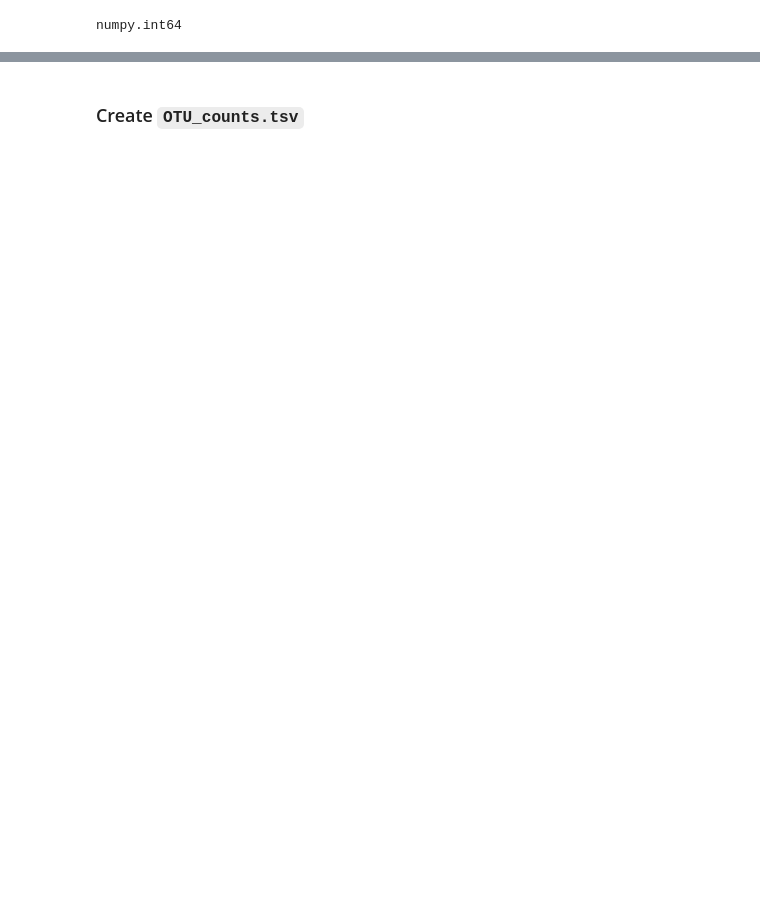
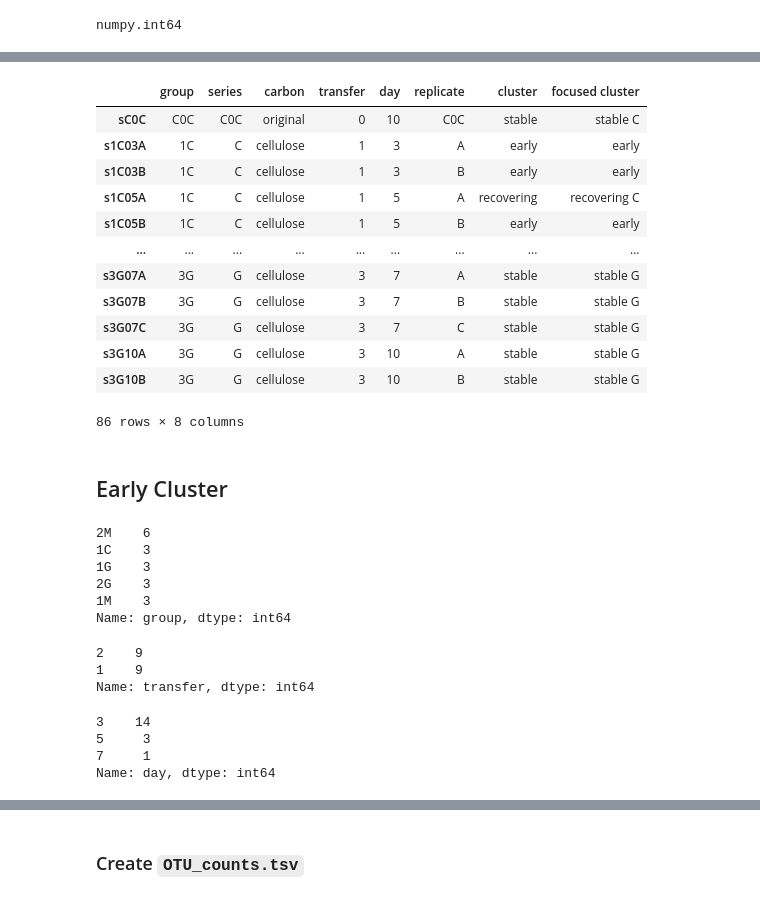
Before and after one commit to olincollege/microbiome-network-analysis-research, a Jupyter notebook: scripts/format.ipynb, the cells around one changed output, grey strips where cells are left out. Saved outputs shown, nothing was run; the diff lists cells and outputs as text; code cells hidden in the pictures; blank space fills up the shorter version.

```diff
--- a/scripts/process_data.ipynb
+++ b/scripts/format.ipynb
@@ -48,3 +47,9 @@ sample_names
 | Olin87 | s2M10A |
 | Olin88 | s2M10C |
 88 rows × 1 columns
+# %%
+# get map of sample IDs to decided cluster
+sample_clusters = pd.read_csv("../data/processed/cluster_decisions.csv", index_col=0)
+# prefix sample names with s (so they do not start with a number)
+sample_clusters = sample_clusters.rename(columns={"x": "cluster"})
+sample_clusters
@@ -108,7 +127,6 @@ ann_transfer = []
 ann_group = []
 ann_day = []
 ann_replicate = []
-ann_gradient = []
 
 for sn in sample_annotations_from_file.index:
     # index
@@ -117,7 +135,7 @@ for sn in sample_annotations_from_file.index:
     if sn == "C0C":
         ann_series.append("C0C")
     else:
-        ann_series.append("s" + sn[1])
+        ann_series.append(sn[1])
     # carbon
     if sn == "C0C":
         ann_carbon.append("original")
@@ -149,8 +167,6 @@ for sn in sample_annotations_from_file.index:
         ann_replicate.append("C0C")
     else:
         ann_replicate.append(sn[-1])
-    # gradient
-    ann_gradient.append(sample_annotations_from_file.loc[sn, "gradient"])
 
 # print("ann_group", ann_group)
 # print("ann_series", ann_series)
@@ -167,13 +183,10 @@ sample_metadata["carbon"] = ann_carbon
 sample_metadata["transfer"] = ann_transfer
 sample_metadata["day"] = ann_day
 sample_metadata["replicate"] = ann_replicate
-sample_metadata["gradient"] = ann_gradient
 sample_metadata["sampleID"] = ann_index
 sample_metadata = sample_metadata.set_index("sampleID")
 
 print("samples:", list(sample_metadata.group))
+sample_metadata = sample_metadata.drop(["s2M07C"])
 # %% [output]
 samples: ['C0C', '1C', '1C', '1C', '1C', '1C', '1C', '1C', '1C', '1C', '1C', '2C', '2C', '2C', '2C', '2C', '2C', '1M', '1M', '1M', '1M', '1M', '1M', '1M', '1M', '1M', '1M', '1M', '1M', '2M', '2M', '2M ...
-# %%
-sample_metadata = sample_metadata.drop(["s2M7C"])
-sample_metadata
@@ -196,3 +194,7 @@ sample_metadata
 type(sample_metadata["day"][1])
 # %% [output]
 numpy.int64
+# %%
+# add sample clusters to sample metadata
+sample_metadata = sample_metadata.merge(sample_clusters, left_index=True, right_index=True)
+sample_metadata
@@ -198,0 +230,58 @@ numpy.int64
+# %%
+# add more descriptive sample clusters ot sample metadata
+def descriptive_sample_cluster(row):
+    if (row["cluster"] == "early"):
+        if (row["day"] == 3): return "early"
+        if (row["group"] == "1M"): return "perturbed M"
+        if (row["group"] == "1G"): return "perturbed G"
+    if (row["cluster"] == "recovering"):
+        if (row["series"] == "C"): return "recovering C"
+        if (row["series"] == "G"): return "recovering G"
+        if (row["series"] == "M"): return "recovering M"
+    if (row["cluster"] == "stable"):
+        if (row["series"] == "C"): return "stable C"
+        if (row["series"] == "C0C"): return "stable C"
+        if (row["series"] == "G"): return "stable G"
+        if (row["series"] == "M"): return "stable M"
+    return row["cluster"]
+
+sample_metadata["focused cluster"] = sample_metadata.apply(lambda x: descriptive_sample_cluster(x), axis=1)
+sample_metadata
+# %% [output]
+|  | group | series | carbon | transfer | day | replicate | cluster | focused cluster |
+| sC0C | C0C | C0C | original | 0 | 10 | C0C | stable | stable C |
+| s1C03A | 1C | C | cellulose | 1 | 3 | A | early | early |
+| s1C03B | 1C | C | cellulose | 1 | 3 | B | early | early |
+| s1C05A | 1C | C | cellulose | 1 | 5 | A | recovering | recovering C |
+| s1C05B | 1C | C | cellulose | 1 | 5 | B | early | early |
+| ... | ... | ... | ... | ... | ... | ... | ... | ... |
+| s3G07A | 3G | G | cellulose | 3 | 7 | A | stable | stable G |
+| s3G07B | 3G | G | cellulose | 3 | 7 | B | stable | stable G |
+| s3G07C | 3G | G | cellulose | 3 | 7 | C | stable | stable G |
+| s3G10A | 3G | G | cellulose | 3 | 10 | A | stable | stable G |
+| s3G10B | 3G | G | cellulose | 3 | 10 | B | stable | stable G |
+86 rows × 8 columns
+# %% [markdown]
+## Early Cluster
+# %%
+sample_metadata[(sample_metadata["focused cluster"] == "early")]["group"].value_counts()
+# %% [output]
+2M    6
+1C    3
+1G    3
+2G    3
+1M    3
+Name: group, dtype: int64
+# %%
+sample_metadata[(sample_metadata["focused cluster"] == "early")]["transfer"].value_counts()
+# %% [output]
+2    9
+1    9
+Name: transfer, dtype: int64
+# %%
+sample_metadata[(sample_metadata["focused cluster"] == "early")]["day"].value_counts()
+# %% [output]
+3    14
+5     3
+7     1
+Name: day, dtype: int64
```
Also changed, not shown: parts of 20 cells of this notebook, 39 other files.
